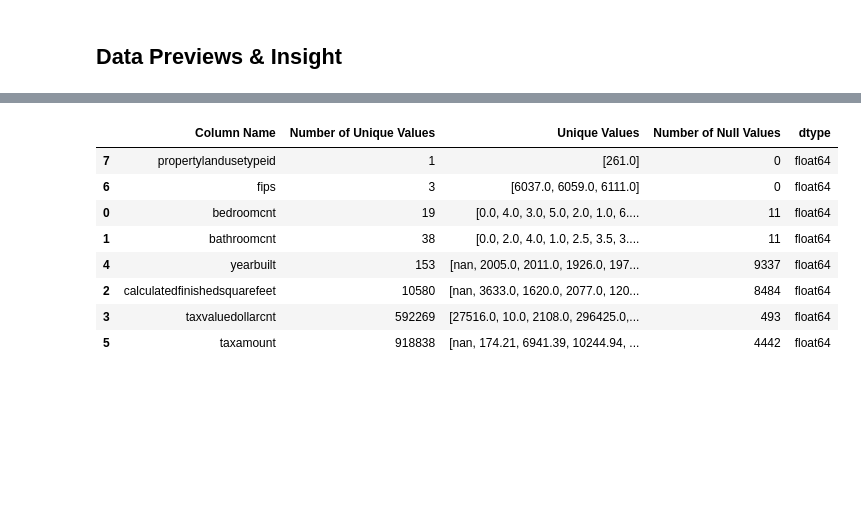
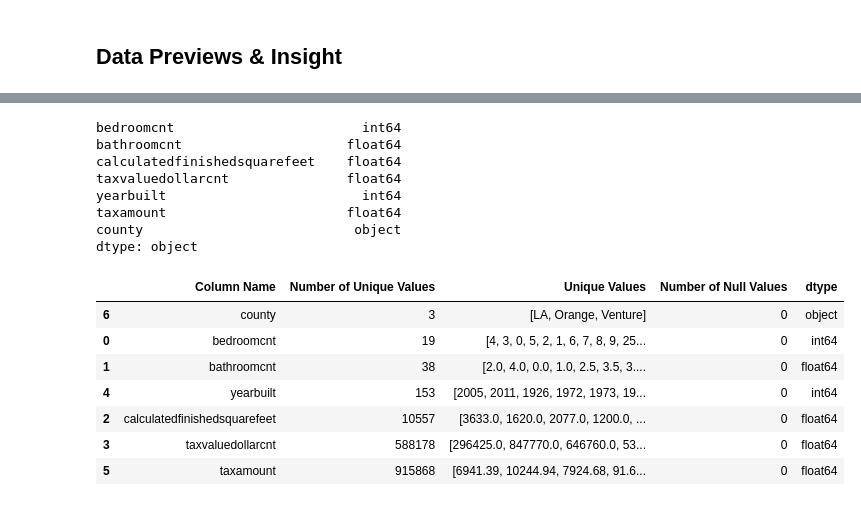
Before and after one commit to jeremiah-toribio/regression-exercises, a Jupyter notebook: wrangle.ipynb, the cells around one changed output, grey strips where cells are left out. Saved outputs shown, nothing was run; the diff lists cells and outputs as text; code cells hidden in the pictures; blank space fills up the shorter version.

```diff
--- a/wrangle.ipynb
+++ b/wrangle.ipynb
@@ -46,13 +46,23 @@ zillow.sample(5)
 # %%
 # explore columns: nunique, unique, isna, dtype
-w.summarize(zillow)
+x = w.summarize(zillow)
+
+print(zillow.dtypes)
+x
 # %% [output]
+bedroomcnt                        int64
+bathroomcnt                     float64
+calculatedfinishedsquarefeet    float64
+taxvaluedollarcnt               float64
+yearbuilt                         int64
+taxamount                       float64
+county                           object
+dtype: object
 |  | Column Name | Number of Unique Values | Unique Values | Number of Null Values | dtype |
-| 7 | propertylandusetypeid | 1 | [261.0] | 0 | float64 |
-| 6 | fips | 3 | [6037.0, 6059.0, 6111.0] | 0 | float64 |
-| 0 | bedroomcnt | 19 | [0.0, 4.0, 3.0, 5.0, 2.0, 1.0, 6.... | 11 | float64 |
-| 1 | bathroomcnt | 38 | [0.0, 2.0, 4.0, 1.0, 2.5, 3.5, 3.... | 11 | float64 |
-| 4 | yearbuilt | 153 | [nan, 2005.0, 2011.0, 1926.0, 197... | 9337 | float64 |
-| 2 | calculatedfinishedsquarefeet | 10580 | [nan, 3633.0, 1620.0, 2077.0, 120... | 8484 | float64 |
-| 3 | taxvaluedollarcnt | 592269 | [27516.0, 10.0, 2108.0, 296425.0,... | 493 | float64 |
-| 5 | taxamount | 918838 | [nan, 174.21, 6941.39, 10244.94, ... | 4442 | float64 |
+| 6 | county | 3 | [LA, Orange, Venture] | 0 | object |
+| 0 | bedroomcnt | 19 | [4, 3, 0, 5, 2, 1, 6, 7, 8, 9, 25... | 0 | int64 |
+| 1 | bathroomcnt | 38 | [2.0, 4.0, 0.0, 1.0, 2.5, 3.5, 3.... | 0 | float64 |
+| 4 | yearbuilt | 153 | [2005, 2011, 1926, 1972, 1973, 19... | 0 | int64 |
+| 2 | calculatedfinishedsquarefeet | 10557 | [3633.0, 1620.0, 2077.0, 1200.0, ... | 0 | float64 |
+| 3 | taxvaluedollarcnt | 588178 | [296425.0, 847770.0, 646760.0, 53... | 0 | float64 |
+| 5 | taxamount | 915868 | [6941.39, 10244.94, 7924.68, 91.6... | 0 | float64 |
```
Also changed, not shown: parts of 7 cells of this notebook, 4 other files.
